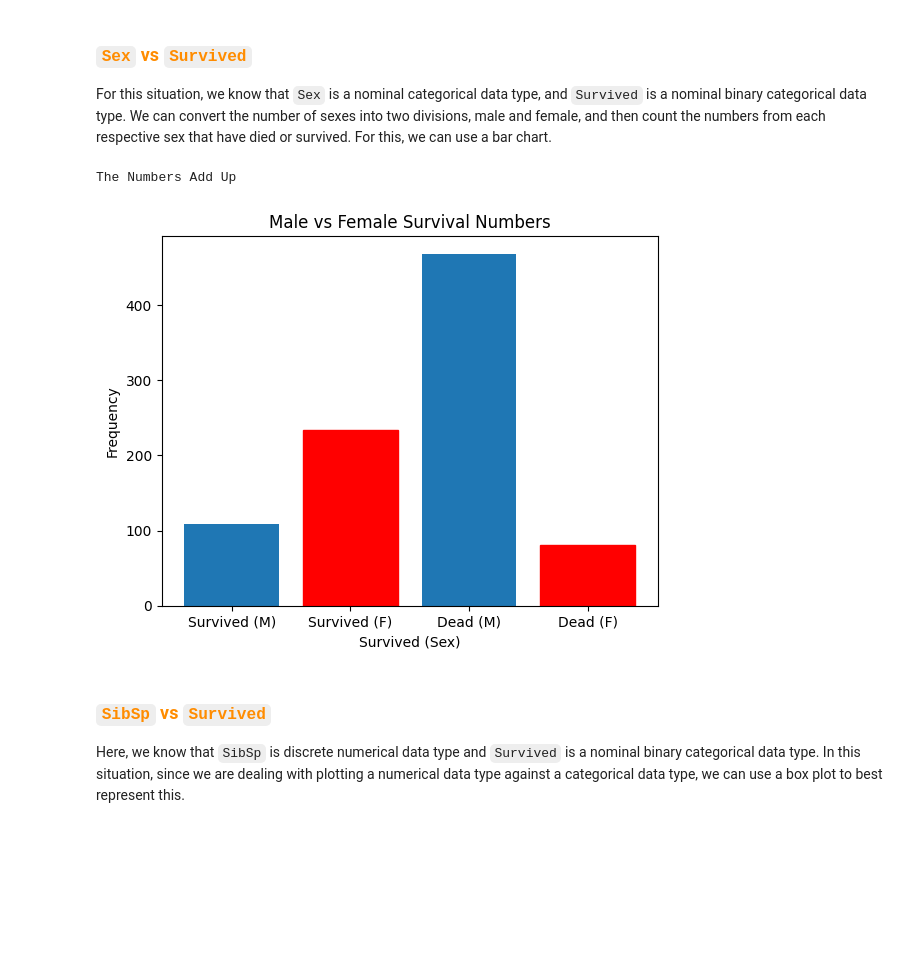
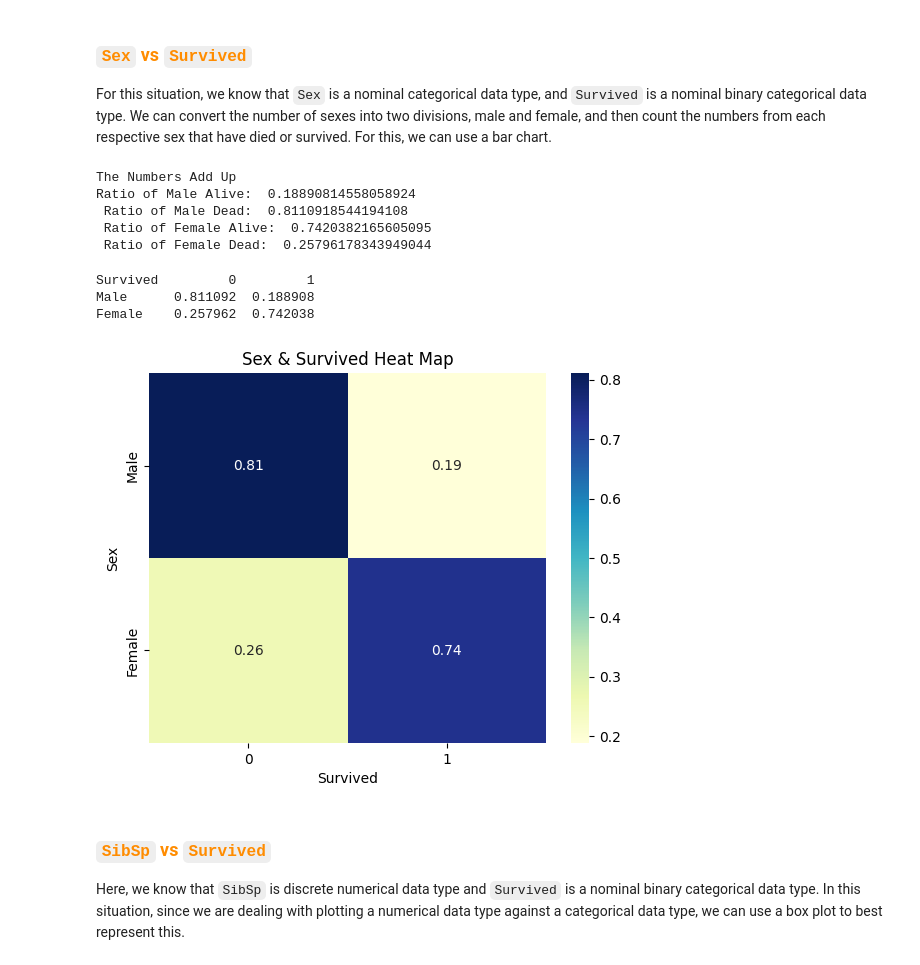
Before and after one commit to chowdhuryj-github/DataScienceDataAnalysis, a Jupyter notebook: wk_03/lab/Lab_3_JIC.ipynb, the cells around one changed output. Cells and saved outputs as stored; diff of their text form; code cells hidden in the pictures; blank space fills up the shorter version.

```diff
--- a/wk_03/lab/Lab_3_JIC.ipynb
+++ b/wk_03/lab/Lab_3_JIC.ipynb
@@ -293,25 +287,54 @@ total_male = survived_male + dead_male
 if (total_female + total_male == len(fare_survived) + len(fare_dead)):
     print("The Numbers Add Up")
 
-# setting up a list of labels and numbers
-sex_survived = ["Survived (M)", "Survived (F)", "Dead (M)", "Dead (F)"]
-sex_numbers = [survived_male, survived_female, dead_male, dead_female]
+# calculating the ratio of sexes with respect to Survived
+male_survived_ratio = survived_male / total_male
+male_dead_ratio = dead_male / total_male
+female_survived_ratio = survived_female / total_female
+female_dead_ratio = dead_female / total_female
 
-# creating a bar chart
-bars = plt.bar(sex_survived, sex_numbers)
-
-# setting the color of the female bars to red
-bars[1].set_color('red')
-bars[3].set_color('red')
-
-# creating the bar chart and adding in the labels
-plt.title("Male vs Female Survival Numbers")
-plt.xlabel("Survived (Sex)")
-plt.ylabel("Frequency")
-plt.show()
+# printing out the results
+print("Ratio of Male Alive: ", male_survived_ratio, "\n", "Ratio of Male Dead: ", male_dead_ratio, "\n",
+      "Ratio of Female Alive: ", female_survived_ratio, "\n", "Ratio of Female Dead: ", female_dead_ratio)
 # %% [output]
 The Numbers Add Up
+Ratio of Male Alive:  0.18890814558058924
+ Ratio of Male Dead:  0.8110918544194108
+ Ratio of Female Alive:  0.7420382165605095
+ Ratio of Female Dead:  0.25796178343949044
-[figure, removed]
+# %%
+# creating a dictionary for the heat map table
+sex_survived_heatmap = {
+    'Survived' : [0,1],
+    'Male' : [male_dead_ratio, male_survived_ratio],
+    'Female': [female_dead_ratio, female_survived_ratio]
+}
+
+# creating a data frame
+sex_survived_df = pd.DataFrame(sex_survived_heatmap)
+
+# creating a pivot table
+sex_survived_pivot = sex_survived_df.set_index('Survived').T
+
+# printing out the pivot table
+print(sex_survived_pivot)
+# %% [output]
+Survived         0         1
+Male      0.811092  0.188908
+Female    0.257962  0.742038
+# %%
+# creating the heatmap
+sns.heatmap(sex_survived_pivot, cmap="YlGnBu", annot=True)
+
+# including plotting details
+plt.title("Sex & Survived Heat Map")
+plt.xlabel("Survived")
+plt.ylabel("Sex")
+
+# displaying the heatmap
+plt.show()
+# %% [output]
+[figure, added]
 # %% [markdown]
 ### <font color = '#FF8C00'> `SibSp` vs `Survived` </font>
 Here, we know that `SibSp` is discrete numerical data type and `Survived` is a nominal binary categorical data type. In this situation, since we are dealing with plotting a numerical data type against a categorical data type, we can use a box plot to best represent this.
```
Also changed, not shown: parts of 19 cells of this notebook, 5 other files.
